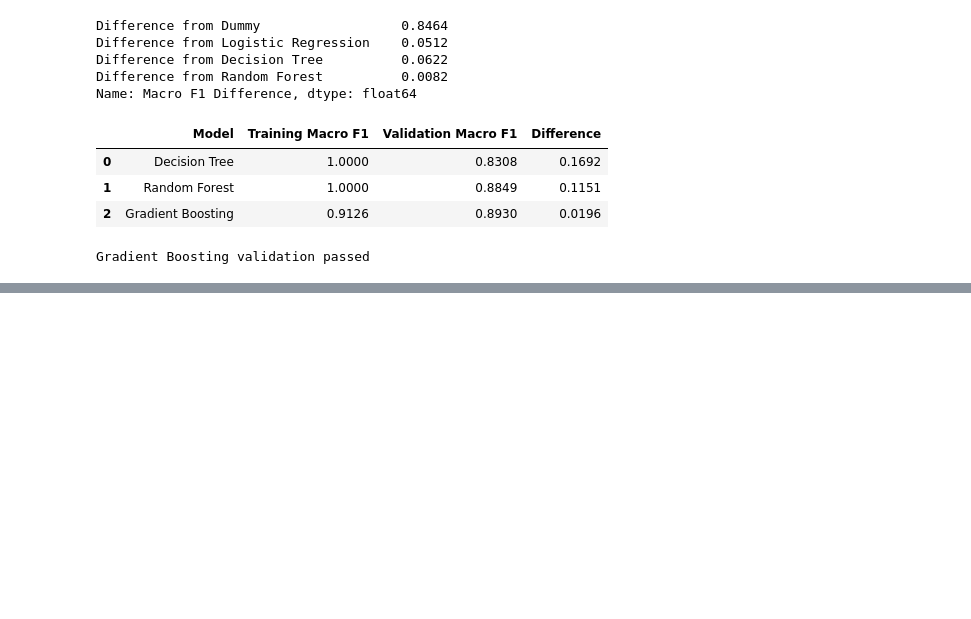
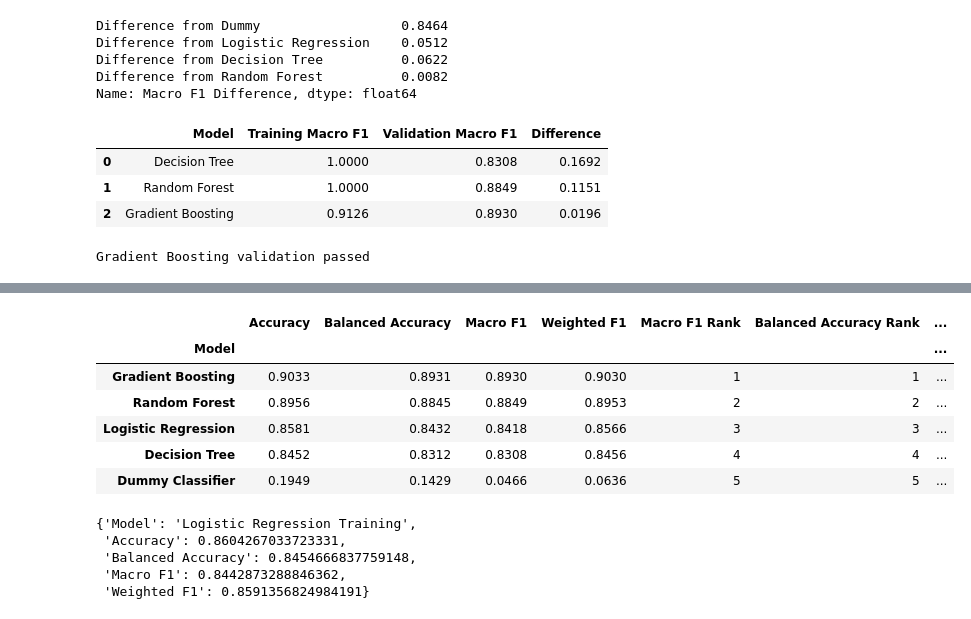
Before and after one commit to SMCodeX7/Obesity-Risk-Intelligence-System, a Jupyter notebook: notebooks/04_baseline_models.ipynb, the cells around one changed output, grey strips where cells are left out. Cells and saved outputs as stored; diff of their text form; code cells hidden in the pictures; blank space fills up the shorter version.

```diff
--- a/notebooks/04_baseline_models.ipynb
+++ b/notebooks/04_baseline_models.ipynb
@@ -2603,0 +2636,61 @@ Gradient Boosting validation passed
+# %%
+baseline_ranking_df = baseline_comparison_df.copy()
+
+baseline_ranking_df["Macro F1 Rank"] = (
+    baseline_ranking_df["Macro F1"]
+    .rank(
+        ascending=False,
+        method="min",
+    )
+    .astype(int)
+)
+
+baseline_ranking_df["Balanced Accuracy Rank"] = (
+    baseline_ranking_df["Balanced Accuracy"]
+    .rank(
+        ascending=False,
+        method="min",
+    )
+    .astype(int)
+)
+
+baseline_ranking_df["Accuracy Rank"] = (
+    baseline_ranking_df["Accuracy"]
+    .rank(
+        ascending=False,
+        method="min",
+    )
+    .astype(int)
+)
+
+baseline_ranking_df.round(4)
+# %% [output]
+|  | Accuracy | Balanced Accuracy | Macro F1 | Weighted F1 | Macro F1 Rank | Balanced Accuracy Rank | ... |
+| Model |  |  |  |  |  |  | ... |
+| Gradient Boosting | 0.9033 | 0.8931 | 0.8930 | 0.9030 | 1 | 1 | ... |
+| Random Forest | 0.8956 | 0.8845 | 0.8849 | 0.8953 | 2 | 2 | ... |
+| Logistic Regression | 0.8581 | 0.8432 | 0.8418 | 0.8566 | 3 | 3 | ... |
+| Decision Tree | 0.8452 | 0.8312 | 0.8308 | 0.8456 | 4 | 4 | ... |
+| Dummy Classifier | 0.1949 | 0.1429 | 0.0466 | 0.0636 | 5 | 5 | ... |
+# %%
+logistic_training_predictions = (
+    logistic_regression_pipeline.predict(
+        X_train
+    )
+)
+
+logistic_training_result = (
+    calculate_classification_metrics(
+        model_name="Logistic Regression Training",
+        y_true=y_train,
+        y_pred=logistic_training_predictions,
+    )
+)
+
+logistic_training_result
+# %% [output]
+{'Model': 'Logistic Regression Training',
+ 'Accuracy': 0.8604267033723331,
+ 'Balanced Accuracy': 0.8454666837759148,
+ 'Macro F1': 0.8442873288846362,
+ 'Weighted F1': 0.8591356824984191}
```
Also changed, not shown: parts of 17 cells of this notebook, 2 other files.
